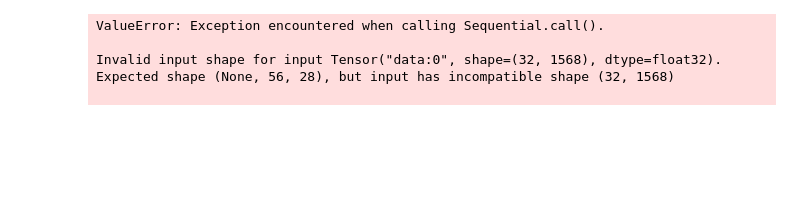
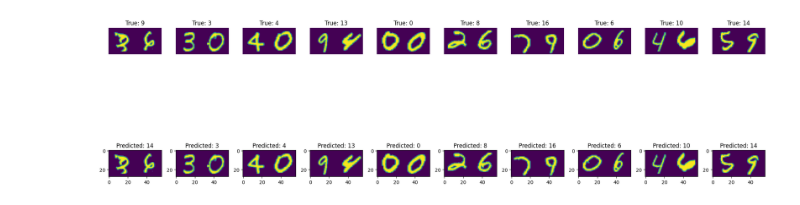
Before and after one commit to ljf441/mnist_add, a Jupyter notebook: pipeline.ipynb, the cells around one changed output. Drawn from its saved outputs; the diff is of its cells as text; code cells hidden in the pictures; blank space fills up the shorter version.

```diff
--- a/pipeline.ipynb
+++ b/pipeline.ipynb
@@ -210,3 +311,6 @@ I0000 00:00:1732688858.427681   83391 device_compiler.h:188] Compiled cluster us
+# %%
+with open(f"nn_{s_name}.pkl", "wb") as f:
+    pickle.dump(study, f)
 # %%
 print('Best trial:')
 print(f' Value: {study.best_trial.value}')
@@ -224,0 +329,6 @@ Best trial:
+# %%
+with open(f'nn_best_{s_name}_params.pkl', 'wb') as f:
+    pickle.dump(study.best_trial.params, f)
+# %%
+with open(f'nn_best_{s_name}_params.pkl', 'rb') as f:
+    params = pickle.load(f)
@@ -335,8 +406,0 @@ Model: "sequential"
-# %%
-mask = (model.predict(np.array(x_test).reshape((10000, 28*56))) != y_test)
-x_false = x_test[mask]
-# %% [output]
-ValueError: Exception encountered when calling Sequential.call().
-
-Invalid input shape for input Tensor("data:0", shape=(32, 1568), dtype=float32). Expected shape (None, 56, 28), but input has incompatible shape (32, 1568)
-
@@ -350,0 +407,19 @@ print(y_test[:5])
+# %%
+predictions = model.predict(x_test)
+idxs = np.random.choice(len(x_test), size=10, replace=False)
+# %%
+fig, axs = plt.subplots(2, 10, figsize=(20, 10))
+
+for i in range(10):
+    idx = idxs[i]
+    axs[0, i].imshow(x_test[idx])
+    axs[0, i].set_title(f"True: {np.argmax(y_test, axis=1)[idx]}")
+    axs[0, i].axis('off')
+    axs[1, i].imshow(x_test[idx])
+    axs[1, i].set_title(f"Predicted: {np.argmax(predictions, axis=1)[idx]}")
+    axs[0, i].axis('off')
+
+fig.tight_layout()
+fig.show()
+# %% [output]
+[figure, added]
```
Also changed, not shown: parts of 21 cells of this notebook, 19 other files.
